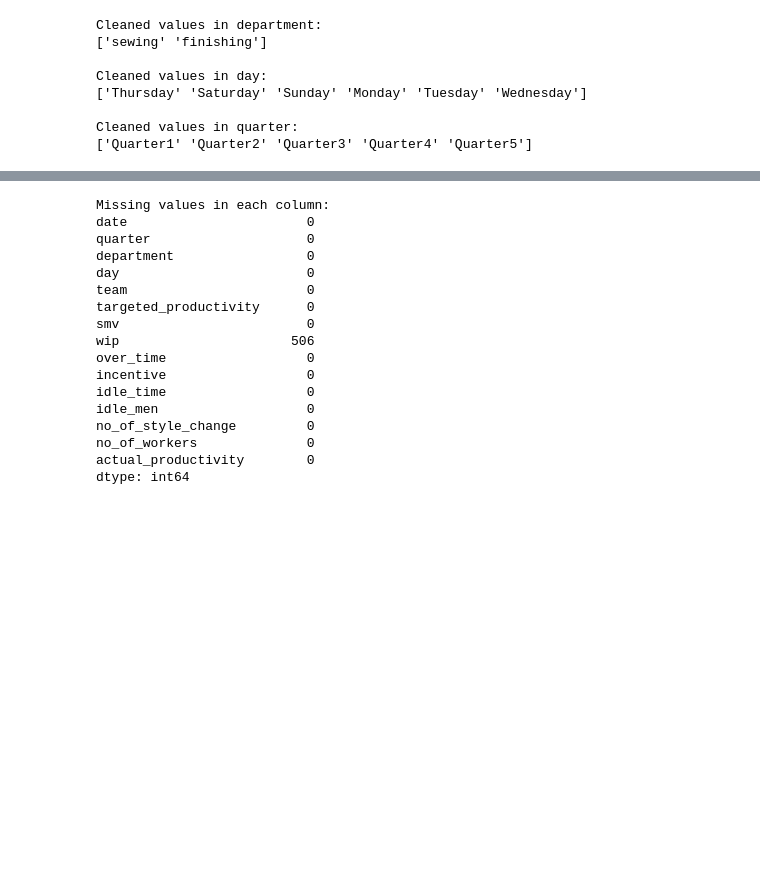
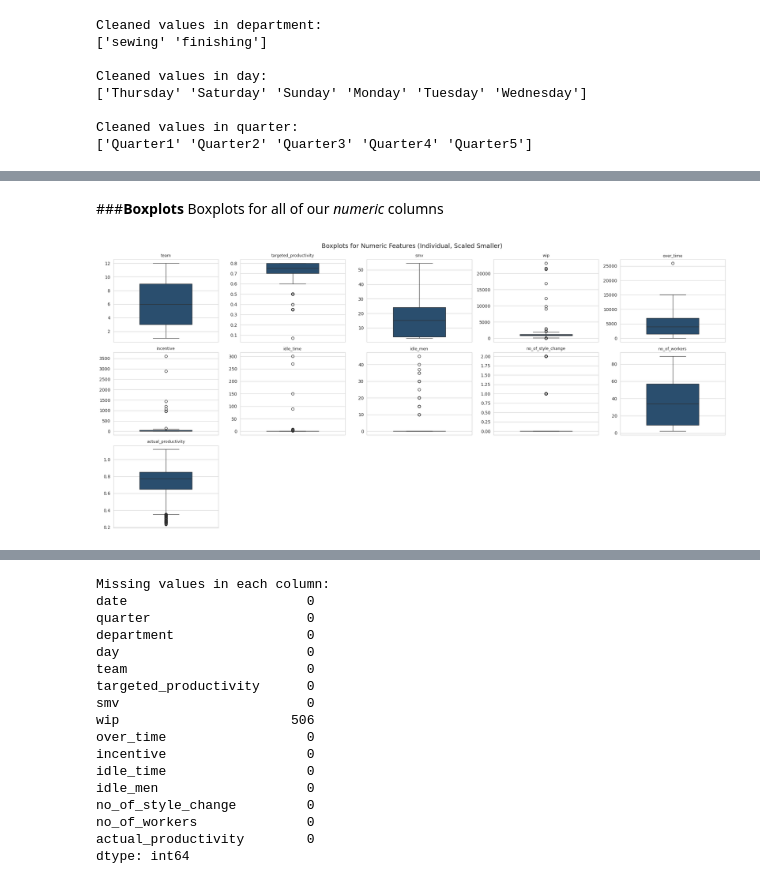
Before and after one commit to Falhebshi/Data-Mining, a Jupyter notebook: Phase2.ipynb, the cells around one changed output, grey strips where cells are left out. Saved outputs shown, nothing was run; the diff lists cells and outputs as text; code cells hidden in the pictures; blank space fills up the shorter version.

```diff
--- a/Phase2.ipynb
+++ b/Phase2.ipynb
@@ -80,0 +124,29 @@ Preprocessed_dataset.describe().T
+# %% [markdown]
+
+###**Boxplots**
+Boxplots for all of our *numeric* columns
+# %%
+# Select numeric columns
+numeric_cols = df.select_dtypes(include='number').columns
+
+# Layout settings
+cols_per_row = 5  # number of boxplots per row
+rows = math.ceil(len(numeric_cols) / cols_per_row)
+
+# Set up figure
+plt.figure(figsize=(4 * cols_per_row, 3 * rows))
+sns.set_style('whitegrid')
+
+# Loop through each numeric feature
+for i, col in enumerate(numeric_cols, 1):
+    plt.subplot(rows, cols_per_row, i)
+    sns.boxplot(y=df[col], color='#1f4e79', width=0.5)  # darker blue
+    plt.title(col, fontsize=9)
+    plt.xlabel('')
+    plt.ylabel('')
+    plt.tight_layout()
+
+plt.suptitle('Boxplots for Numeric Features (Individual, Scaled Smaller)', fontsize=14, y=1.02)
+plt.show()
+# %% [output]
+[figure, added]
```
Also changed, not shown: parts of 74 cells of this notebook.
